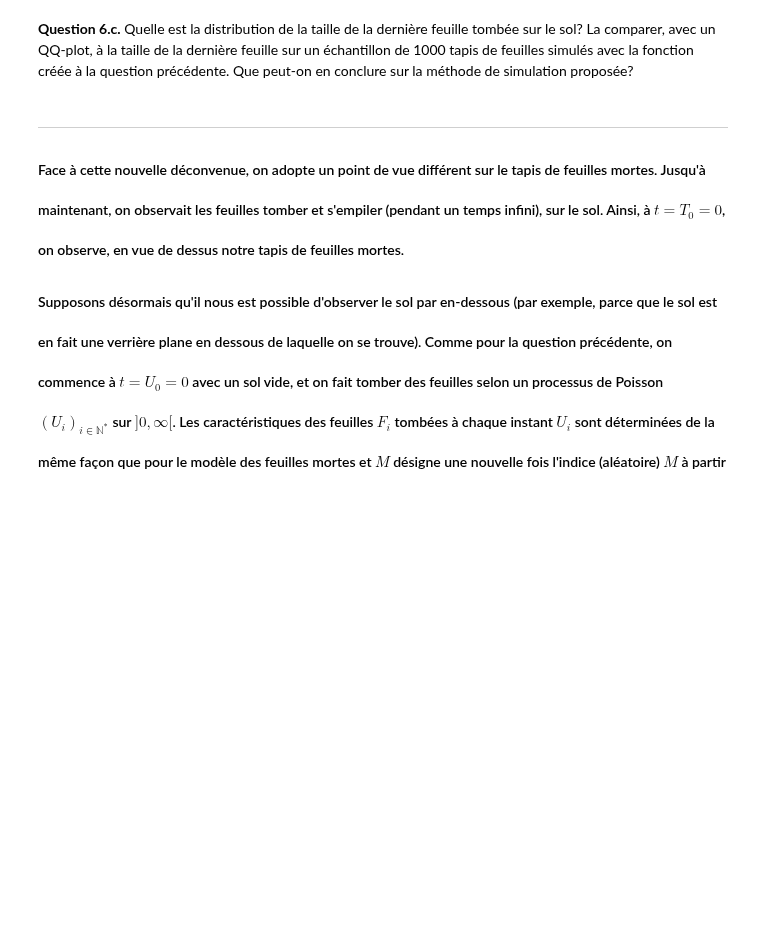
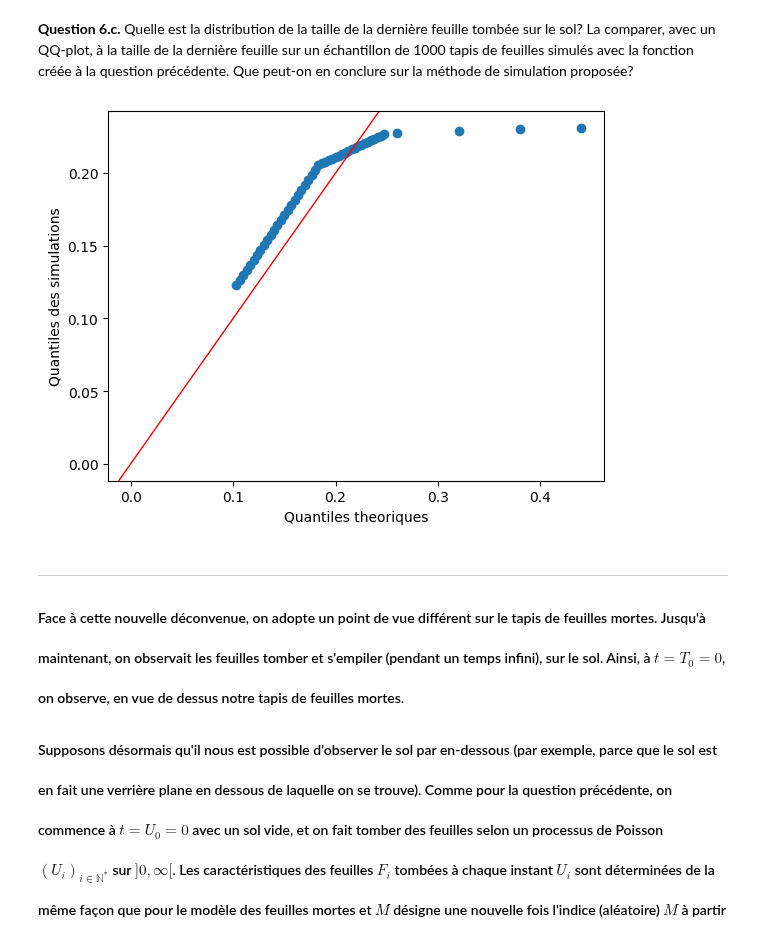
Before and after one commit to bavrillon/Projet-Maths-2---Probas, a Jupyter notebook: PN_Probas_24-25_VF.ipynb, the cells around one changed output. Drawn from its saved outputs; the diff is of its cells as text; code cells hidden in the pictures; blank space fills up the shorter version.

```diff
--- a/PN_Probas_24-25_VF.ipynb
+++ b/PN_Probas_24-25_VF.ipynb
@@ -650,5 +697,10 @@ def simFeuillesStop(theta,p,a,b,Dext):
 **Question 6.c.**  Quelle est la distribution de la taille de la dernière feuille tombée sur le sol? La comparer, avec un QQ-plot, à la taille de la dernière feuille sur un échantillon de 1000 tapis de feuilles simulés avec la fonction créée à la question précédente. Que peut-on en conclure sur la méthode de simulation proposée?
 # %%
 ## Simulation des tapis et extraction de la taille de la dernière feuille
-
+def distrib_feuille(n):
+    R =[]
+    for i in range(n):
+        Sim=simFeuillesStop(theta,p,a,b,Dext)
+        R.append(Sim[-1,-2])
+    return np.array(R)
 ## COMPLETER ###
@@ -661,11 +707,18 @@ def simFeuillesStop(theta,p,a,b,Dext):
+# %%
+## Quantiles théoriques
+qth = [invF_rho(k/50,a,b) for k in range(1,50)]
+qexp = np.quantile (distrib_feuille(3),[k/50 for k in range(1,50)])
+# ## Quantiles des simulations
 # %%
-## QQ-Plot
-# fig,ax=plt.subplots()
-# ax.axline((0, 0), slope=1, linewidth=1, color='r')
-# ax.scatter(qth,qexp)
-# ax.set_xlabel("Quantiles theoriques")
-# ax.set_ylabel("Quantiles des simulations")
-# plt.show()
+# QQ-Plot
+fig,ax=plt.subplots()
+ax.axline((0, 0), slope=1, linewidth=1, color='r')
+ax.scatter(qth,qexp)
+ax.set_xlabel("Quantiles theoriques")
+ax.set_ylabel("Quantiles des simulations")
+plt.show()
+# %% [output]
+[figure, added]
 # %% [markdown]
 <h1 style="font-family: Georgia, serif;font-size: 1em;margin-left: 3em;margin-right: 4em;">
 
```
Also changed, not shown: parts of 8 cells of this notebook.
